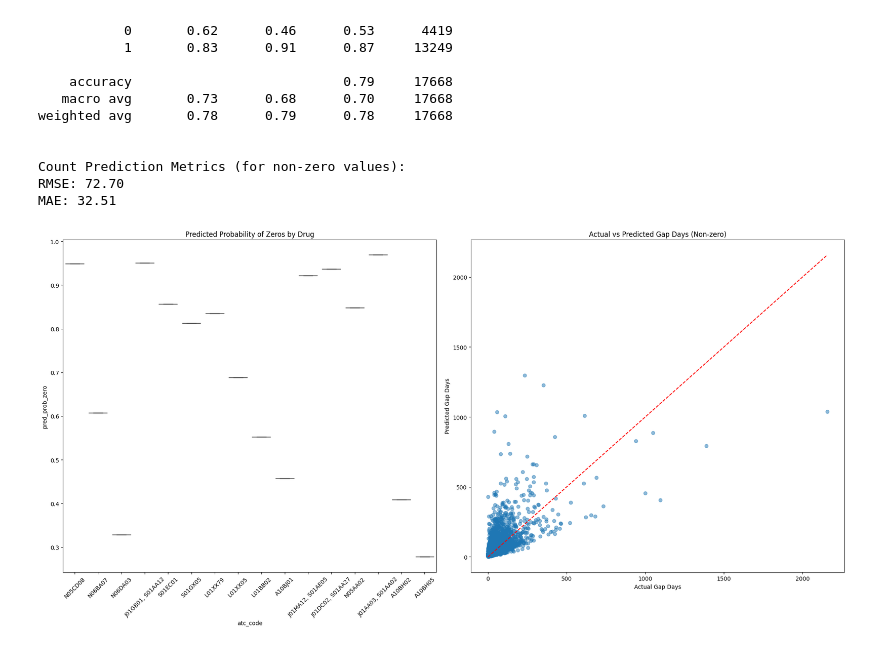
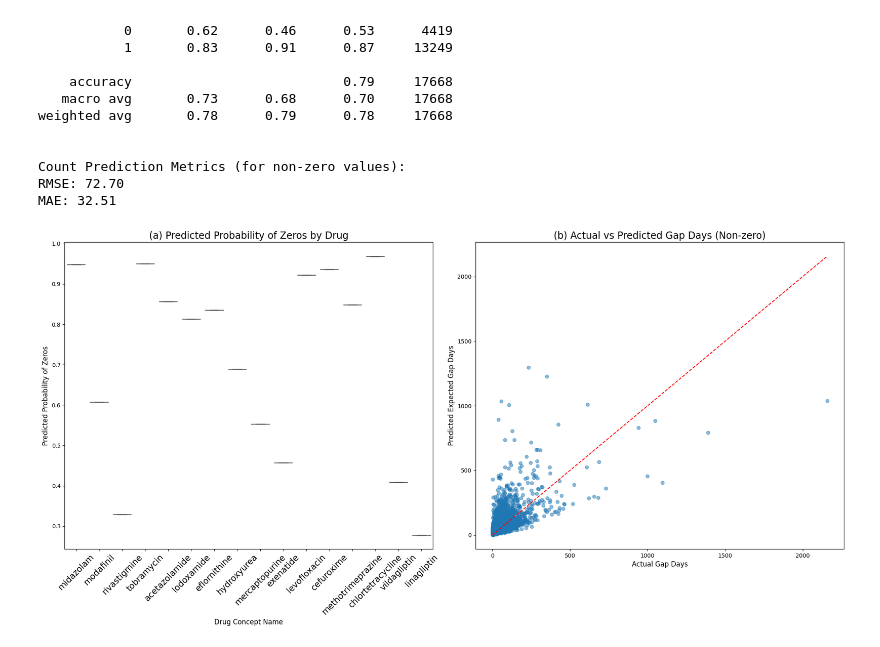
Before and after one commit to spicadust/Project_PerMed, a Jupyter notebook: notebooks/pattern/glm.ipynb, the cells around one changed output. Saved outputs shown, nothing was run; the diff lists cells and outputs as text; code cells hidden in the pictures.

```diff
--- a/notebooks/pattern/glm.ipynb
+++ b/notebooks/pattern/glm.ipynb
@@ -444,7 +398,7 @@ import statsmodels.api as sm
 from statsmodels.discrete.count_model import ZeroInflatedNegativeBinomialP
 
 # Convert categorical variables to dummies and ensure numeric types
-X = pd.get_dummies(df["atc_code"], prefix="drug").astype(float)
+X = pd.get_dummies(df["concept_name"], prefix="drug").astype(float)
 X = sm.add_constant(X)  # Add constant term
 y = df["gap_days"].astype(float)
 offset = np.log(df["duration"].astype(float))
@@ -560,13 +519,13 @@ plt.show()
 # 1. Model zero vs non-zero with logistic regression
 df_common = df.copy()
 df_common["is_zero"] = (df_common["gap_days"] == 0).astype(int)
-logit_model = sm.Logit.from_formula("is_zero ~ C(atc_code)", data=df_common)
+logit_model = sm.Logit.from_formula("is_zero ~ C(concept_name)", data=df_common)
 logit_results = logit_model.fit()
 
 # 2. Model non-zero values with truncated negative binomial
 df_nonzero = df_common[df_common["gap_days"] > 0].copy()
 nb_model_nonzero = sm.GLM.from_formula(
-    "gap_days ~ C(atc_code)",
+    "gap_days ~ C(concept_name)",
     data=df_nonzero,
     family=sm.families.NegativeBinomial(),
     offset=np.log(df_nonzero["duration"]),
@@ -685,20 +644,22 @@ MAE: 32.51
 # %%
 # actual vs predicted probabilities of zeros
 plt.figure(figsize=(20, 10))
 plt.subplot(1, 2, 1)
-sns.boxplot(x="atc_code", y="pred_prob_zero", data=df_common)
-plt.xticks(rotation=45)
-plt.title("Predicted Probability of Zeros by Drug")
+sns.boxplot(x="concept_name", y="pred_prob_zero", data=df_common)
+plt.xticks(rotation=45, fontsize=15)
+plt.xlabel("Drug Concept Name", fontsize=12)
+plt.ylabel("Predicted Probability of Zeros", fontsize=12)
+plt.title("(a) Predicted Probability of Zeros by Drug", fontsize=17)
 
 # actual vs predicted counts for non-zero values
 plt.subplot(1, 2, 2)
 plt.scatter(df_nonzero["gap_days"], df_nonzero["pred_count"], alpha=0.5)
 plt.plot([0, df_nonzero["gap_days"].max()], [0, df_nonzero["gap_days"].max()], "r--")
-plt.xlabel("Actual Gap Days")
-plt.ylabel("Predicted Gap Days")
-plt.title("Actual vs Predicted Gap Days (Non-zero)")
+plt.xlabel("Actual Gap Days", fontsize=12)
+plt.ylabel("Predicted Expected Gap Days", fontsize=12)
+plt.title("(b) Actual vs Predicted Gap Days (Non-zero)", fontsize=17)
 
 plt.tight_layout()
 plt.show()
 # %% [output]
-[figure, old version]
+[figure, new version]
```
Also changed, not shown: parts of 10 cells of this notebook.
